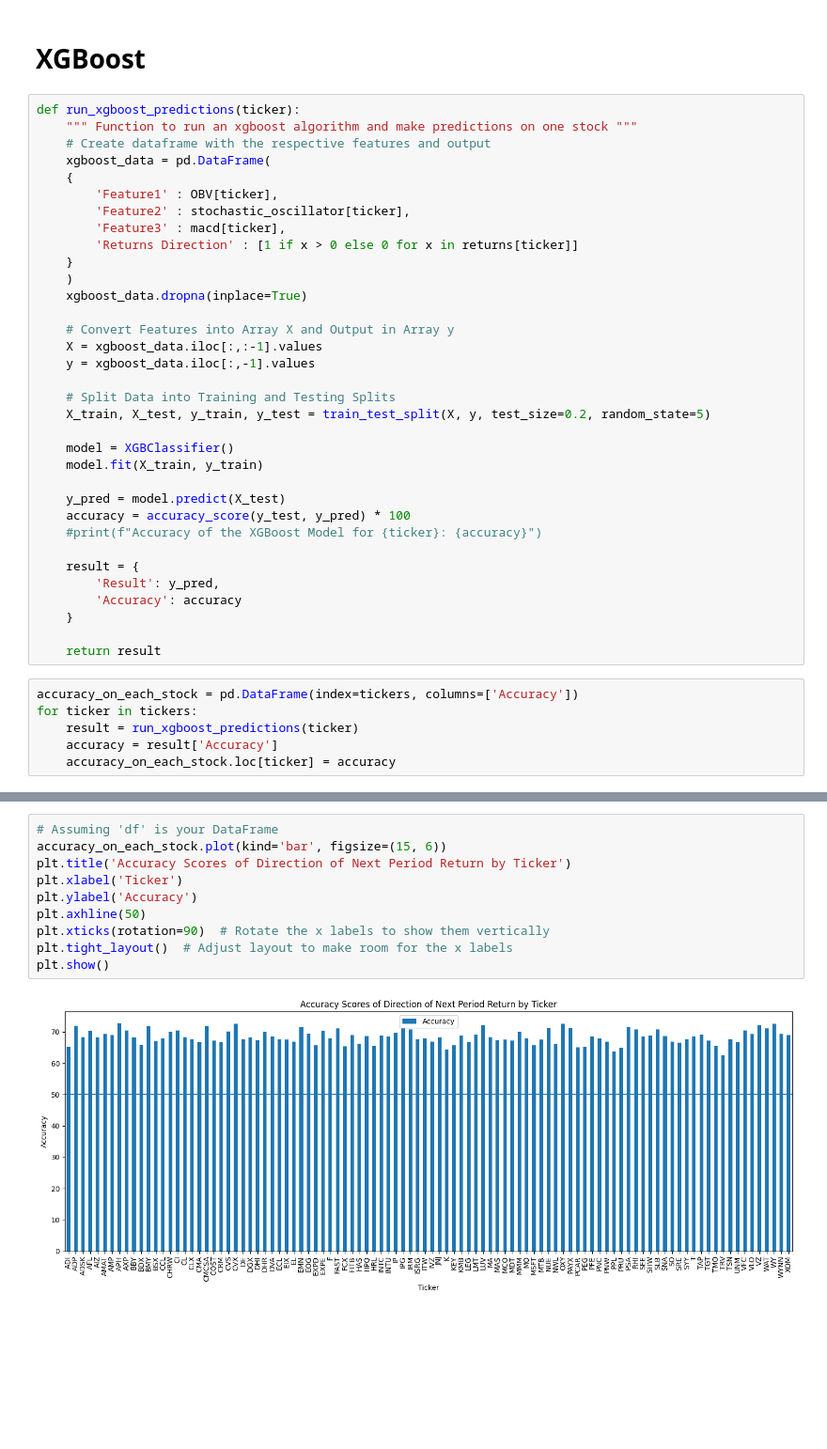
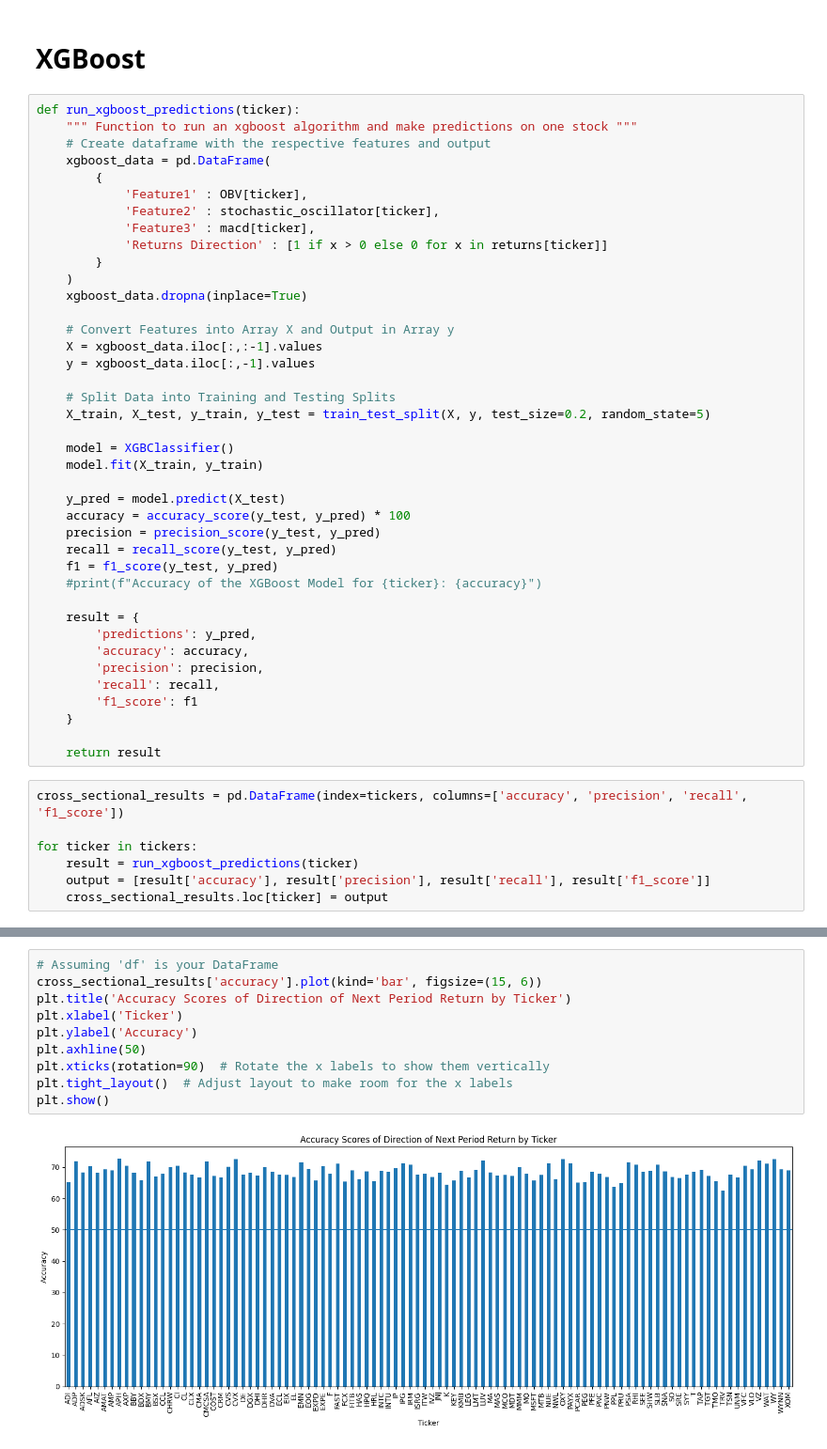
Before and after one commit to talhajamal11/BigData1Project, a Jupyter notebook: src/TalhaJamal/xgboost.ipynb, the cells around one changed output, grey strips where cells are left out. Shown at 94% size. Saved outputs shown, nothing was run; the diff lists cells and outputs as text; blank space fills up the shorter version.

```diff
--- a/src/TalhaJamal/xgboost.ipynb
+++ b/src/TalhaJamal/xgboost.ipynb
@@ -94,12 +97,12 @@ def run_xgboost_predictions(ticker):
     """ Function to run an xgboost algorithm and make predictions on one stock """
     # Create dataframe with the respective features and output
     xgboost_data = pd.DataFrame(
-    {
-        'Feature1' : OBV[ticker],
-        'Feature2' : stochastic_oscillator[ticker],
-        'Feature3' : macd[ticker],
-        'Returns Direction' : [1 if x > 0 else 0 for x in returns[ticker]]
-    }
+        {
+            'Feature1' : OBV[ticker],
+            'Feature2' : stochastic_oscillator[ticker],
+            'Feature3' : macd[ticker],
+            'Returns Direction' : [1 if x > 0 else 0 for x in returns[ticker]]
+        }
     )
     xgboost_data.dropna(inplace=True)
 
@@ -115,17 +118,24 @@ def run_xgboost_predictions(ticker):
 
     y_pred = model.predict(X_test)
     accuracy = accuracy_score(y_test, y_pred) * 100
+    precision = precision_score(y_test, y_pred)
+    recall = recall_score(y_test, y_pred)
+    f1 = f1_score(y_test, y_pred)
     #print(f"Accuracy of the XGBoost Model for {ticker}: {accuracy}")
 
     result = {
-        'Result': y_pred,
-        'Accuracy': accuracy
+        'predictions': y_pred,
+        'accuracy': accuracy,
+        'precision': precision,
+        'recall': recall,
+        'f1_score': f1
     }
 
     return result
 # %%
-accuracy_on_each_stock = pd.DataFrame(index=tickers, columns=['Accuracy'])
+cross_sectional_results = pd.DataFrame(index=tickers, columns=['accuracy', 'precision', 'recall', 'f1_score'])
+
 for ticker in tickers:
     result = run_xgboost_predictions(ticker)
-    accuracy = result['Accuracy']
-    accuracy_on_each_stock.loc[ticker] = accuracy
+    output = [result['accuracy'], result['precision'], result['recall'], result['f1_score']]
+    cross_sectional_results.loc[ticker] = output
@@ -137,12 +159,12 @@ dtype: object
 # %%
 # Assuming 'df' is your DataFrame
-accuracy_on_each_stock.plot(kind='bar', figsize=(15, 6))
+cross_sectional_results['accuracy'].plot(kind='bar', figsize=(15, 6))
 plt.title('Accuracy Scores of Direction of Next Period Return by Ticker')
 plt.xlabel('Ticker')
 plt.ylabel('Accuracy')
 plt.axhline(50)
 plt.xticks(rotation=90)  # Rotate the x labels to show them vertically
 plt.tight_layout()  # Adjust layout to make room for the x labels
 plt.show()
 # %% [output]
-[figure, old version]
+[figure, new version]
```
Also changed, not shown: parts of 6 cells of this notebook.
